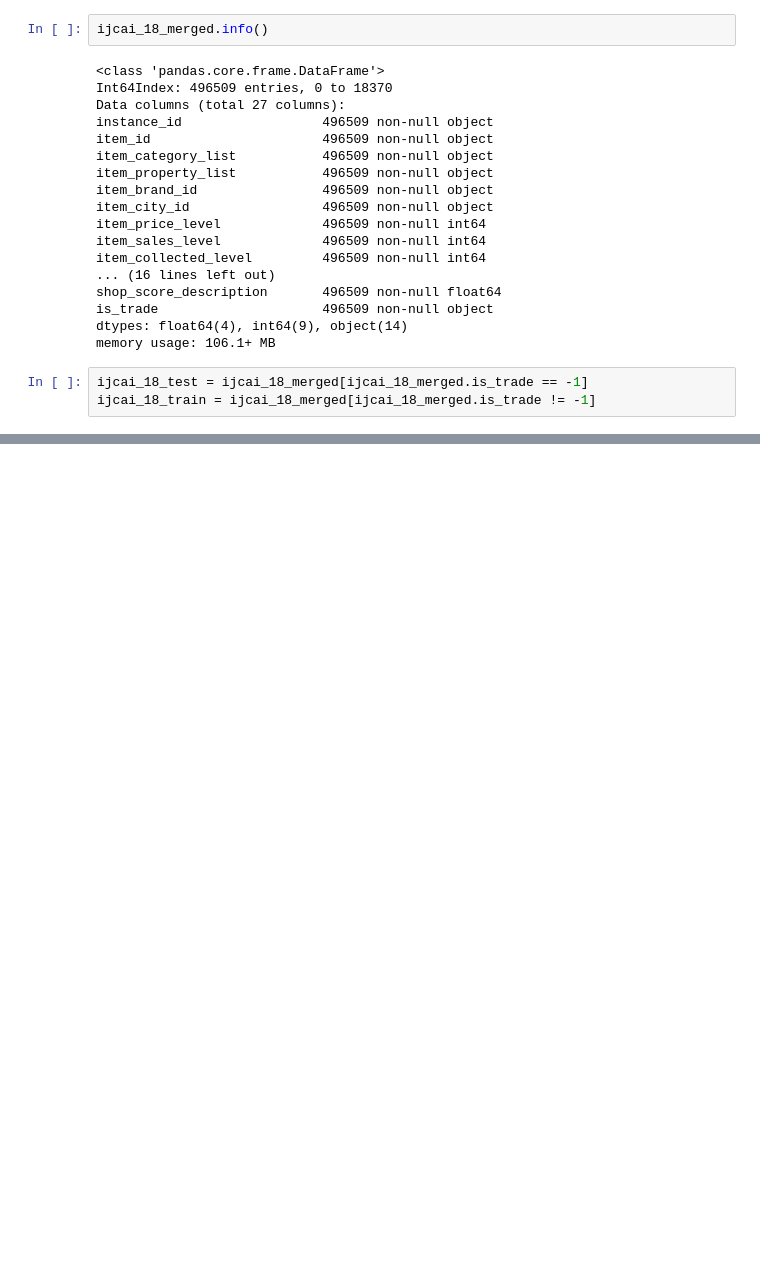
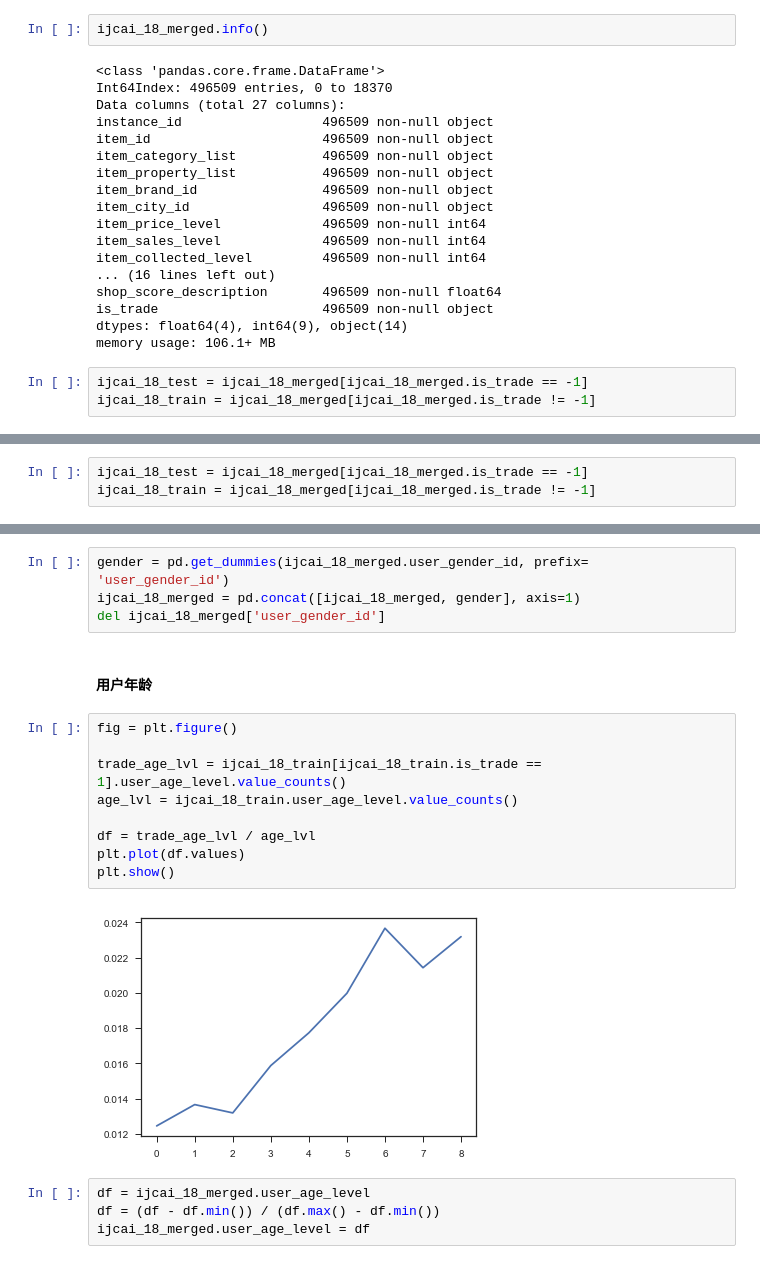
Before and after one commit to MagleHJ/Inter_Ad_Algo, a Jupyter notebook: src/feature_engineering.ipynb, the cells around one changed output, grey strips where cells are left out. Cells and saved outputs as stored; diff of their text form; blank space fills up the shorter version.

```diff
--- a/src/feature_engineering.ipynb
+++ b/src/feature_engineering.ipynb
@@ -122,0 +198,3 @@ plt.tight_layout()
+# %%
+ijcai_18_test = ijcai_18_merged[ijcai_18_merged.is_trade == -1]
+ijcai_18_train = ijcai_18_merged[ijcai_18_merged.is_trade != -1]
@@ -122,0 +212,21 @@ plt.tight_layout()
+# %%
+gender = pd.get_dummies(ijcai_18_merged.user_gender_id, prefix= 'user_gender_id')
+ijcai_18_merged = pd.concat([ijcai_18_merged, gender], axis=1)
+del ijcai_18_merged['user_gender_id']
+# %% [markdown]
+#### 用户年龄
+# %%
+fig = plt.figure()
+
+trade_age_lvl = ijcai_18_train[ijcai_18_train.is_trade == 1].user_age_level.value_counts()
+age_lvl = ijcai_18_train.user_age_level.value_counts()
+
+df = trade_age_lvl / age_lvl
+plt.plot(df.values)
+plt.show()
+# %% [output]
+[figure, added]
+# %%
+df = ijcai_18_merged.user_age_level
+df = (df - df.min()) / (df.max() - df.min())
+ijcai_18_merged.user_age_level = df
```
Also changed, not shown: parts of 53 cells of this notebook, 3 other files.
